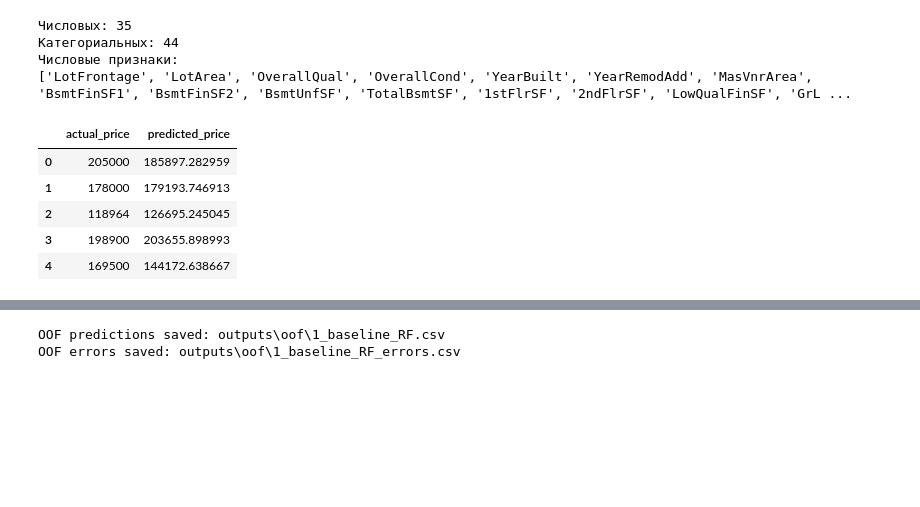
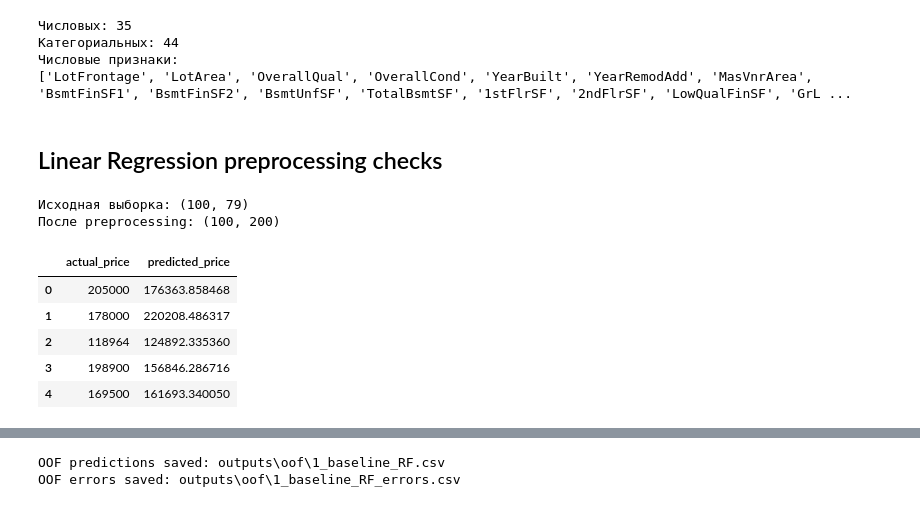
Before and after one commit to AntonUkhabin/House_Prices_Kaggle, a Jupyter notebook: draft.ipynb, the cells around one changed output, grey strips where cells are left out. Cells and saved outputs as stored; diff of their text form; code cells hidden in the pictures; blank space fills up the shorter version.

Commit message:
Add linear regression baseline

```diff
--- a/draft.ipynb
+++ b/draft.ipynb
@@ -96,29 +96,48 @@ print(numerical_cols)
 Категориальных: 44
 Числовые признаки:
 ['LotFrontage', 'LotArea', 'OverallQual', 'OverallCond', 'YearBuilt', 'YearRemodAdd', 'MasVnrArea', 'BsmtFinSF1', 'BsmtFinSF2', 'BsmtUnfSF', 'TotalBsmtSF', '1stFlrSF', '2ndFlrSF', 'LowQualFinSF', 'GrL ...
+# %% [markdown]
+## Linear Regression preprocessing checks
 # %%
 from src.train_functions import build_pipeline
 
 pipe = build_pipeline(config)
 
-# Проверяем работоспособность на небольшой части данных.
-pipe.fit(X.iloc[:100], y.iloc[:100])
+features_sample = X.iloc[:100]
+labels_sample = y.iloc[:100]
+
+# Проверяем обучение и получение предсказаний на небольшой части данных.
+pipe.fit(features_sample, labels_sample)
 
 predictions_log = pipe.predict(X.iloc[100:105])
 predictions_dollars = np.exp(predictions_log)
 
 assert predictions_log.shape == (5,)
 assert np.isfinite(predictions_log).all()
 assert (predictions_dollars > 0).all()
 
+# Проверяем размер матрицы после полного preprocessing.
+preprocessor = pipe.named_steps['preprocessor']
+transformed_sample = preprocessor.transform(features_sample)
+feature_names = preprocessor.get_feature_names_out()
+
+assert transformed_sample.shape[0] == len(features_sample)
+assert transformed_sample.shape[1] == len(feature_names)
+assert np.isfinite(transformed_sample).all()
+
+print('Исходная выборка:', features_sample.shape)
+print('После preprocessing:', transformed_sample.shape)
+
 pd.DataFrame({
     'actual_price': train_df['SalePrice'].iloc[100:105].to_numpy(),
     'predicted_price': predictions_dollars,
 })
 # %% [output]
+Исходная выборка: (100, 79)
+После preprocessing: (100, 200)
 |  | actual_price | predicted_price |
-| 0 | 205000 | 185897.282959 |
-| 1 | 178000 | 179193.746913 |
-| 2 | 118964 | 126695.245045 |
-| 3 | 198900 | 203655.898993 |
-| 4 | 169500 | 144172.638667 |
+| 0 | 205000 | 176363.858468 |
+| 1 | 178000 | 220208.486317 |
+| 2 | 118964 | 124892.335360 |
+| 3 | 198900 | 156846.286716 |
+| 4 | 169500 | 161693.340050 |
```
Also changed, not shown: parts of 4 cells of this notebook, 5 other files.
